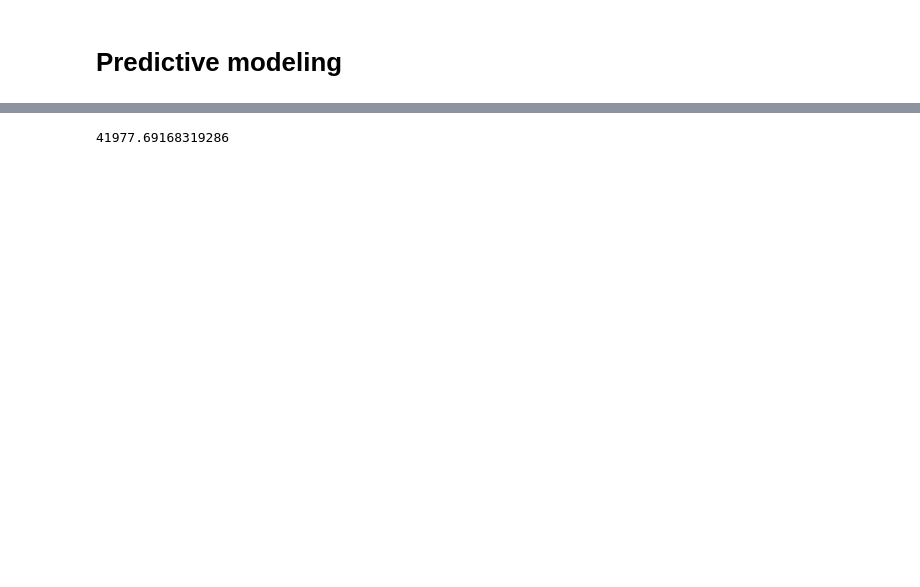
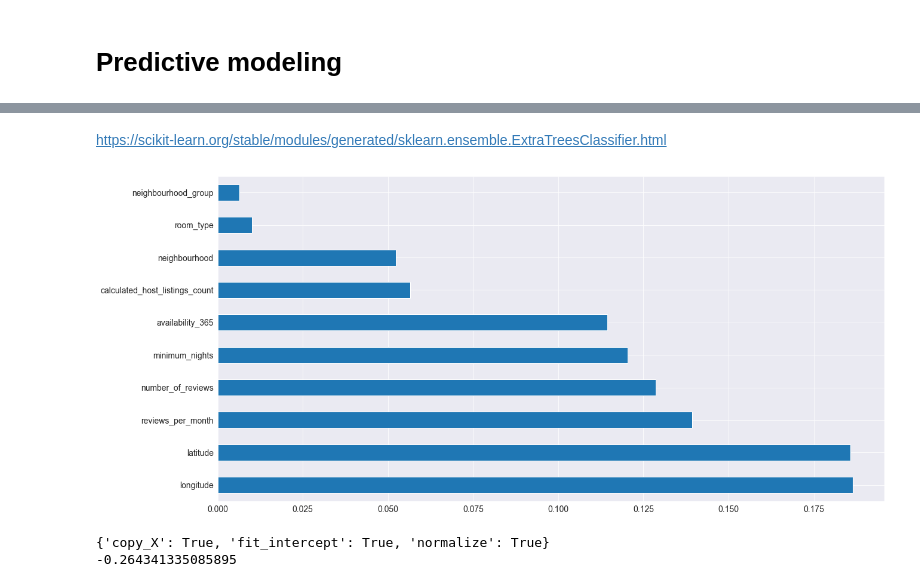
Before and after one commit to Beomus/datathon, a Jupyter notebook: nyc_airbnb/ny_airbnb.ipynb, the cells around one changed output, grey strips where cells are left out. Saved outputs shown, nothing was run; the diff lists cells and outputs as text; code cells hidden in the pictures; blank space fills up the shorter version.

```diff
--- a/nyc_airbnb/ny_airbnb.ipynb
+++ b/nyc_airbnb/ny_airbnb.ipynb
@@ -167 +202,5 @@ price                  0
 dtype: int64
+# %%
+mean = nyc_model['reviews_per_month'].mean()
+nyc_model['reviews_per_month'].fillna(mean, inplace=True)
+nyc_model.isnull().sum()
@@ -168 +229,3 @@ dtype: int64
+# %%
+nyc_model_x, nyc_model_y = nyc_model.iloc[:,:-1], nyc_model.iloc[:,-1]
 # %%
@@ -222,5 +252,47 @@ from sklearn.metrics import mean_squared_error
-# %%
-y_pred = model.predict(X_test)
-mean_squared_error(y_test, y_pred)
-# %% [output]
-41977.69168319286
+# %%
+scaler = StandardScaler()
+nyc_model_x = scaler.fit_transform(nyc_model_x)
+# %%
+X_train, X_test, y_train, y_test = train_test_split(nyc_model_x, nyc_model_y, test_size=0.3,random_state=42)
+# %% [markdown]
+https://scikit-learn.org/stable/modules/generated/sklearn.ensemble.ExtraTreesClassifier.html
+# %%
+lab_enc = LabelEncoder()
+
+feature_model = ExtraTreesClassifier(n_estimators=50)
+feature_model.fit(X_train,lab_enc.fit_transform(y_train))
+
+feat_importances = pd.Series(feature_model.feature_importances_, index=nyc_model.iloc[:,:-1].columns)
+feat_importances.nlargest(10).plot(kind='barh')
+plt.show()
+# %% [output]
+[figure, added]
+# %%
+### Linear Regression ###
+
+def linear_reg(input_x, input_y, cv=5):
+    ## Defining parameters
+    model_LR= LinearRegression()
+
+    parameters = {'fit_intercept':[True,False], 'normalize':[True,False], 'copy_X':[True, False]}
+
+    ## Building Grid Search algorithm with cross-validation and Mean Squared Error score.
+
+    grid_search_LR = GridSearchCV(estimator=model_LR,
+                         param_grid=parameters,
+                         scoring='neg_mean_squared_error',
+                         cv=cv,
+                         n_jobs=-1)
+
+    ## Lastly, finding the best parameters.
+
+    grid_search_LR.fit(input_x, input_y)
+    best_parameters_LR = grid_search_LR.best_params_
+    best_score_LR = grid_search_LR.best_score_
+    print(best_parameters_LR)
+    print(best_score_LR)
+
+linear_reg(nyc_model_x, nyc_model_y)
+# %% [output]
+{'copy_X': True, 'fit_intercept': True, 'normalize': True}
+-0.264341335085895
```
Also changed, not shown: parts of 39 cells of this notebook.
